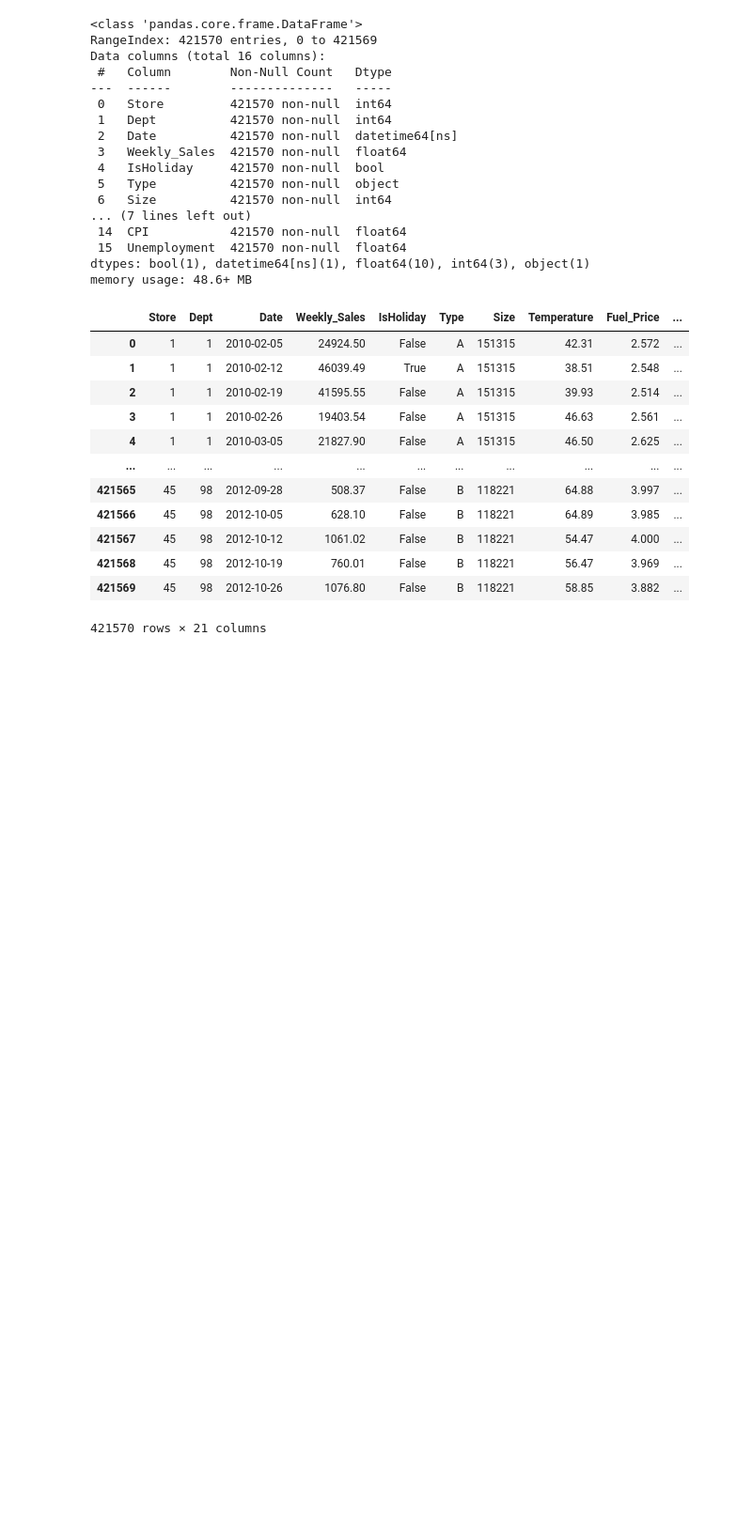
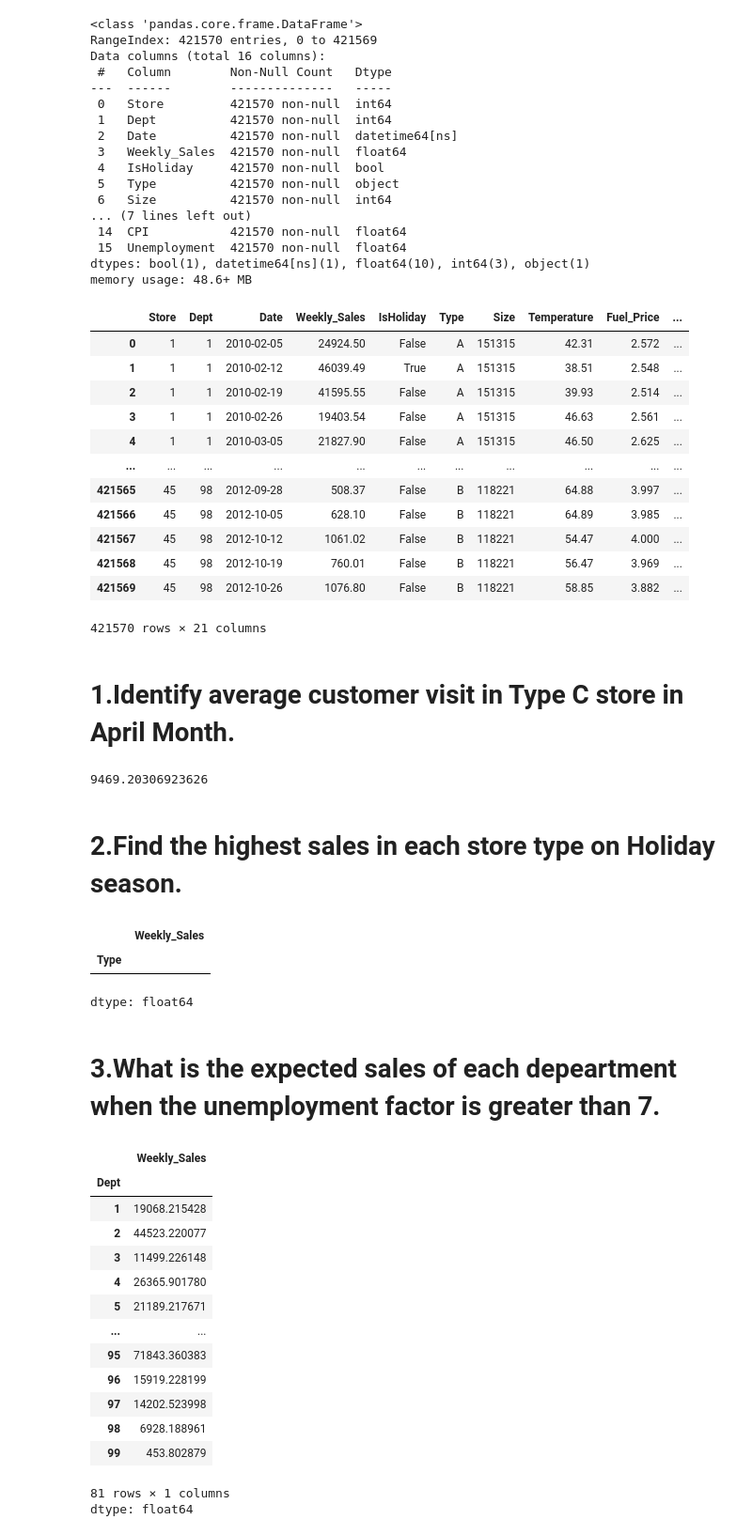
Before and after one commit to SIVASHANKARI04/Retail-data-merging-and-analysis, a Jupyter notebook: merging_retail_data.ipynb, the cells around one changed output. Shown at 94% size. Cells and saved outputs as stored; diff of their text form; code cells hidden in the pictures; blank space fills up the shorter version.

```diff
--- a/merging_retail_data.ipynb
+++ b/merging_retail_data.ipynb
@@ -146,3 +146,37 @@ df_final
 | 421568 | 45 | 98 | 2012-10-19 | 760.01 | False | B | 118221 | 56.47 | 3.969 | ... |
 | 421569 | 45 | 98 | 2012-10-26 | 1076.80 | False | B | 118221 | 58.85 | 3.882 | ... |
 421570 rows × 21 columns
+# %% [markdown]
+# 1.Identify average customer visit in Type C store in April Month.
+# %%
+ df_final[(df_final["Type"]=="C") & (df_final["month"]==4)]["Weekly_Sales"].mean()
+# %% [output]
+9469.20306923626
+# %% [markdown]
+# 2.Find the highest sales in each store type on Holiday season.
+# %%
+df_final[df_final["IsHoliday"]=="True"].groupby("Type")["Weekly_Sales"].max()
+# %% [output]
+|  | Weekly_Sales |
+| Type |  |
+dtype: float64
+# %% [markdown]
+# 3.What is the expected sales of each depeartment when the unemployment factor is greater than 7.
+# %%
+df_final[df_final["Unemployment"]>7].groupby("Dept")["Weekly_Sales"].mean()
+# %% [output]
+|  | Weekly_Sales |
+| Dept |  |
+| 1 | 19068.215428 |
+| 2 | 44523.220077 |
+| 3 | 11499.226148 |
+| 4 | 26365.901780 |
+| 5 | 21189.217671 |
+| ... | ... |
+| 95 | 71843.360383 |
+| 96 | 15919.228199 |
+| 97 | 14202.523998 |
+| 98 | 6928.188961 |
+| 99 | 453.802879 |
+81 rows × 1 columns
+dtype: float64
```
Also changed, not shown: parts of 4 cells of this notebook.
